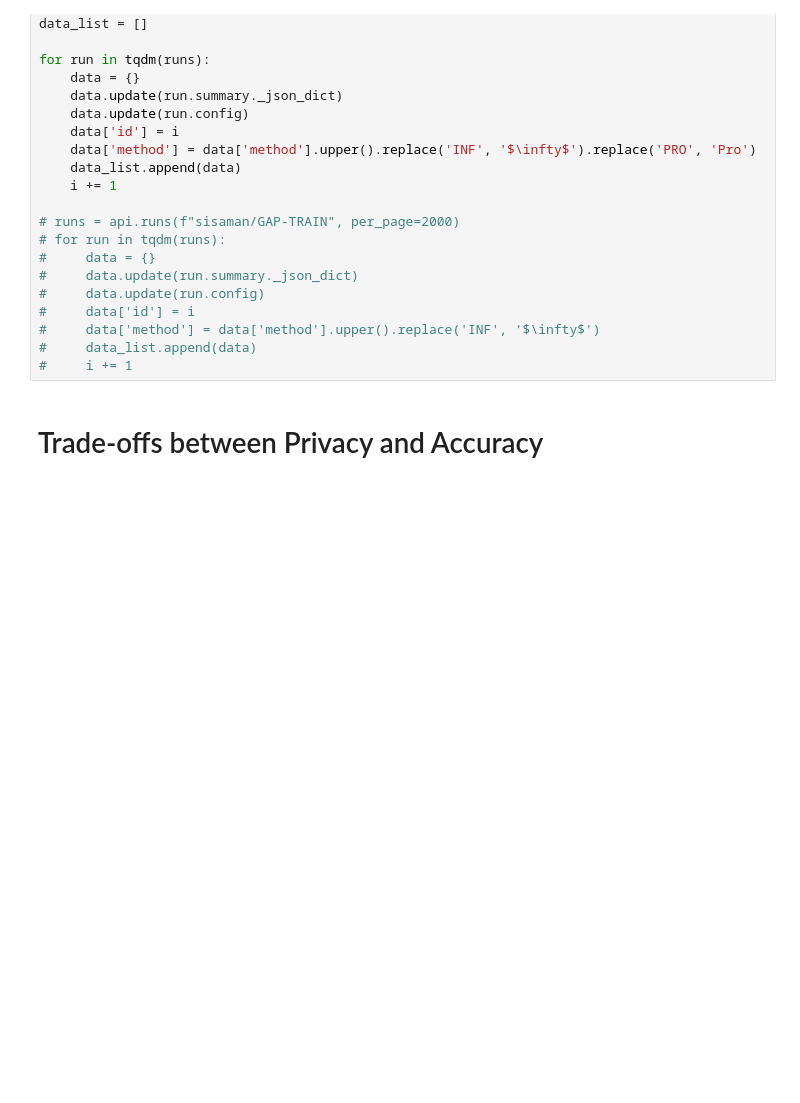
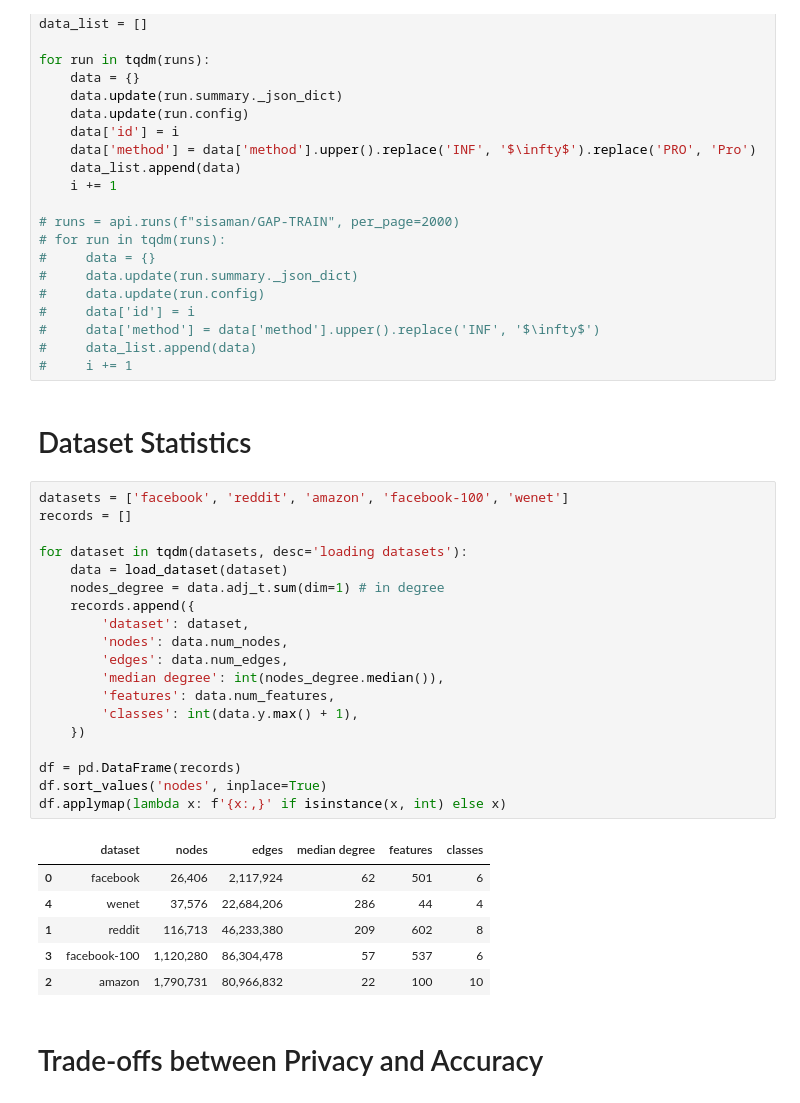
Before and after one commit to sisaman/ProGAP, a Jupyter notebook: results.ipynb, the cells around one changed output. Saved outputs shown, nothing was run; the diff lists cells and outputs as text; blank space fills up the shorter version.

```diff
--- a/results.ipynb
+++ b/results.ipynb
@@ -70,6 +77,34 @@ for run in tqdm(runs):
 #     data['method'] = data['method'].upper().replace('INF', '$\infty$')
 #     data_list.append(data)
 #     i += 1
+# %% [markdown]
+# Dataset Statistics
+# %%
+datasets = ['facebook', 'reddit', 'amazon', 'facebook-100', 'wenet']
+records = []
+
+for dataset in tqdm(datasets, desc='loading datasets'):
+    data = load_dataset(dataset)
+    nodes_degree = data.adj_t.sum(dim=1) # in degree
+    records.append({
+        'dataset': dataset,
+        'nodes': data.num_nodes,
+        'edges': data.num_edges,
+        'median degree': int(nodes_degree.median()),
+        'features': data.num_features,
+        'classes': int(data.y.max() + 1),
+    })
+
+df = pd.DataFrame(records)
+df.sort_values('nodes', inplace=True)
+df.applymap(lambda x: f'{x:,}' if isinstance(x, int) else x)
+# %% [output]
+|  | dataset | nodes | edges | median degree | features | classes |
+| 0 | facebook | 26,406 | 2,117,924 | 62 | 501 | 6 |
+| 4 | wenet | 37,576 | 22,684,206 | 286 | 44 | 4 |
+| 1 | reddit | 116,713 | 46,233,380 | 209 | 602 | 8 |
+| 3 | facebook-100 | 1,120,280 | 86,304,478 | 57 | 537 | 6 |
+| 2 | amazon | 1,790,731 | 80,966,832 | 22 | 100 | 10 |
 # %% [markdown]
 # Trade-offs between Privacy and Accuracy
 # %% [markdown]
```
Also changed, not shown: parts of 8 cells of this notebook.
